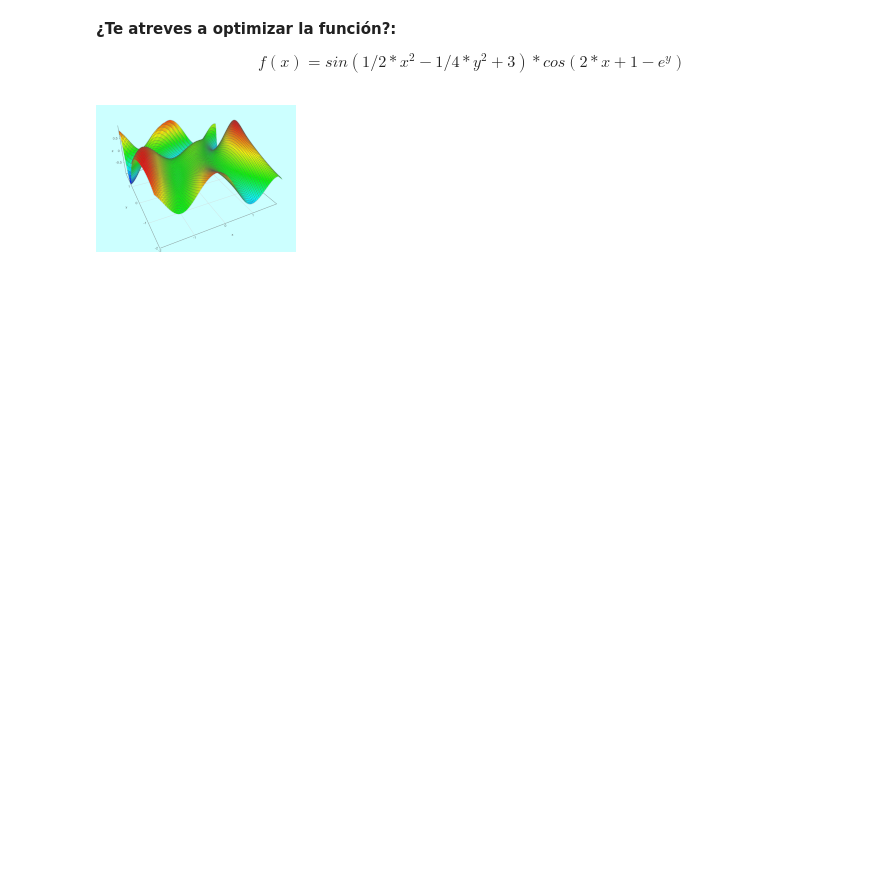
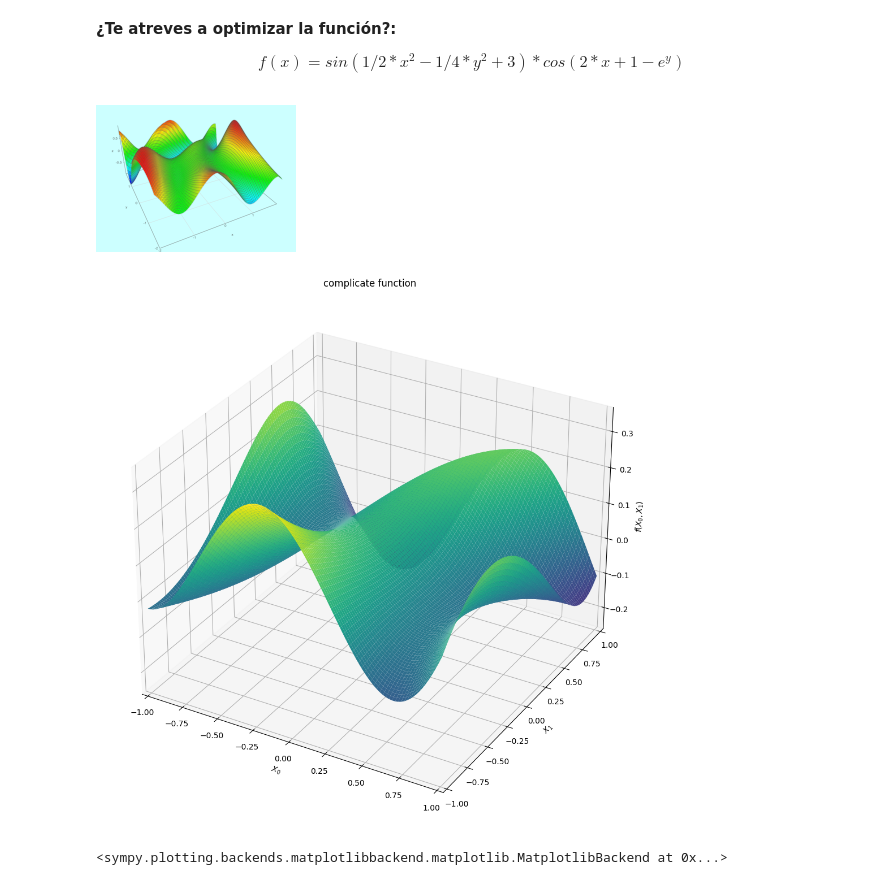
Before and after one commit to pvt198/03MAIR-Algoritmos-de-Optimizaci-n, a Jupyter notebook: Paolo_Valerio_Testa_AG2.ipynb, the cells around one changed output. Cells and saved outputs as stored; diff of their text form; code cells hidden in the pictures; blank space fills up the shorter version.

```diff
--- a/Paolo_Valerio_Testa_AG2.ipynb
+++ b/Paolo_Valerio_Testa_AG2.ipynb
@@ -342,0 +412,25 @@ f= lambda X: math.sin(1/2 * X[0]**2 - 1/4 * X[1]**2 + 3) *math.cos(2*X[0] + 1 -
+# %%
+#Definimos la funcion
+f= lambda X: math.sin(1/2 * X[0]**2 - 1/4 * X[1]**2 + 3) *math.cos(2*X[0] + 1 - math.exp(X[1]) )
+
+# Definir las variables simbólicas
+import sympy as sy
+X0, X1 = sy.symbols('X0 X1')
+
+# Definir la función f
+f_sy = sy.sin(1/2 * X0**2 - 1/4 * X1**2 + 3) * sy.cos(2*X0 + 1 - sy.exp(X1))
+
+# Calcular las derivadas parciales (el gradiente)
+df_dX0 = sy.diff(f_sy, X0)  # Derivada parcial de f respecto a X0
+df_dX1 = sy.diff(f_sy, X1)  # Derivada parcial de f respecto a X1
+
+# Mostrar el gradiente
+gradient = [df_dX0, df_dX1]
+
+plot3d(f_sy,
+       (X0,-1,1),(X1,-1,1),
+       title='complicate function',
+       size=(10,10))
+# %% [output]
+[figure, added]
+<sympy.plotting.backends.matplotlibbackend.matplotlib.MatplotlibBackend at 0x...>
```
Also changed, not shown: parts of 10 cells of this notebook.
